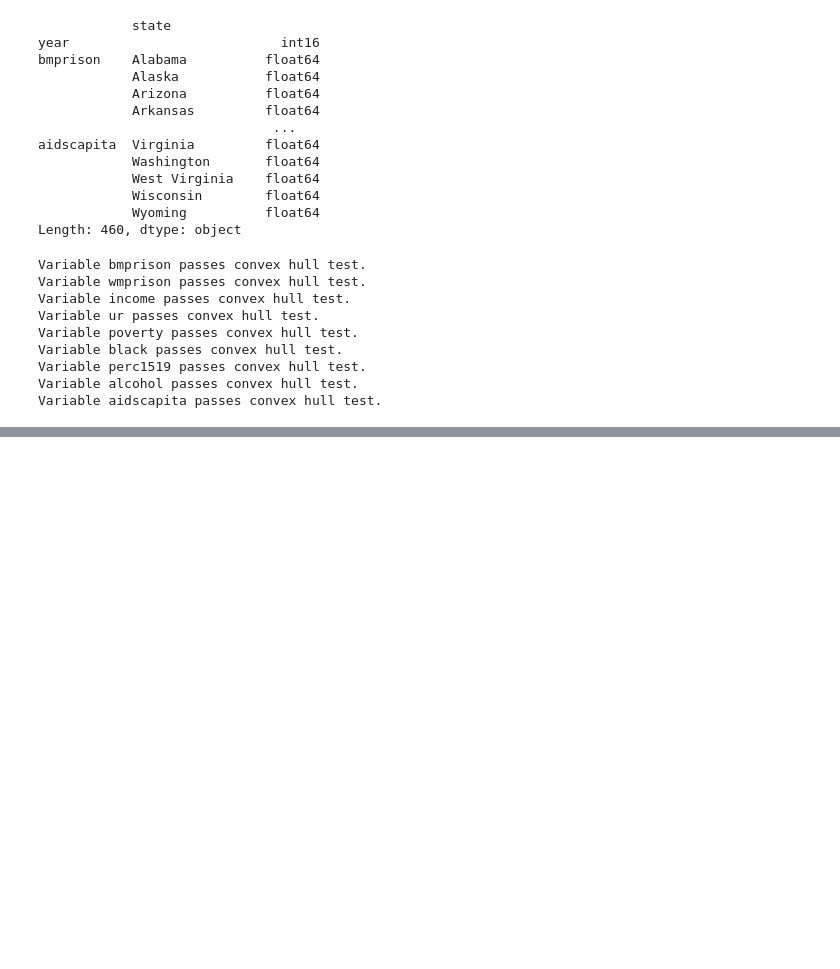
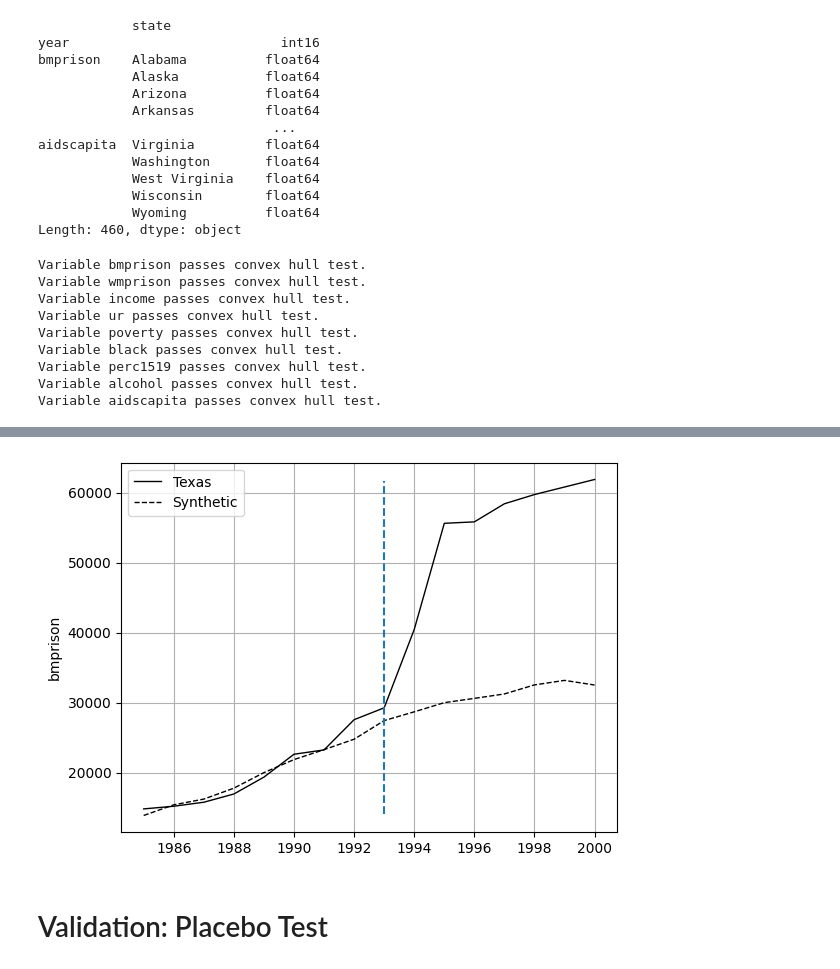
Before and after one commit to Thangwasd123/learning_stats, a Jupyter notebook: Learning_SCM/Toy_dataset_SCM.ipynb, the cells around one changed output, grey strips where cells are left out. Cells and saved outputs as stored; diff of their text form; code cells hidden in the pictures; blank space fills up the shorter version.

```diff
--- a/Learning_SCM/Toy_dataset_SCM.ipynb
+++ b/Learning_SCM/Toy_dataset_SCM.ipynb
@@ -115,0 +170,9 @@ Variable aidscapita passes convex hull test.
+# %%
+synth.path_plot(
+    time_period=range(1985, 2001),
+    treatment_time=1993,
+)
+# %% [output]
+[figure, added]
+# %% [markdown]
+# Validation: Placebo Test
```
Also changed, not shown: parts of 8 cells of this notebook.
